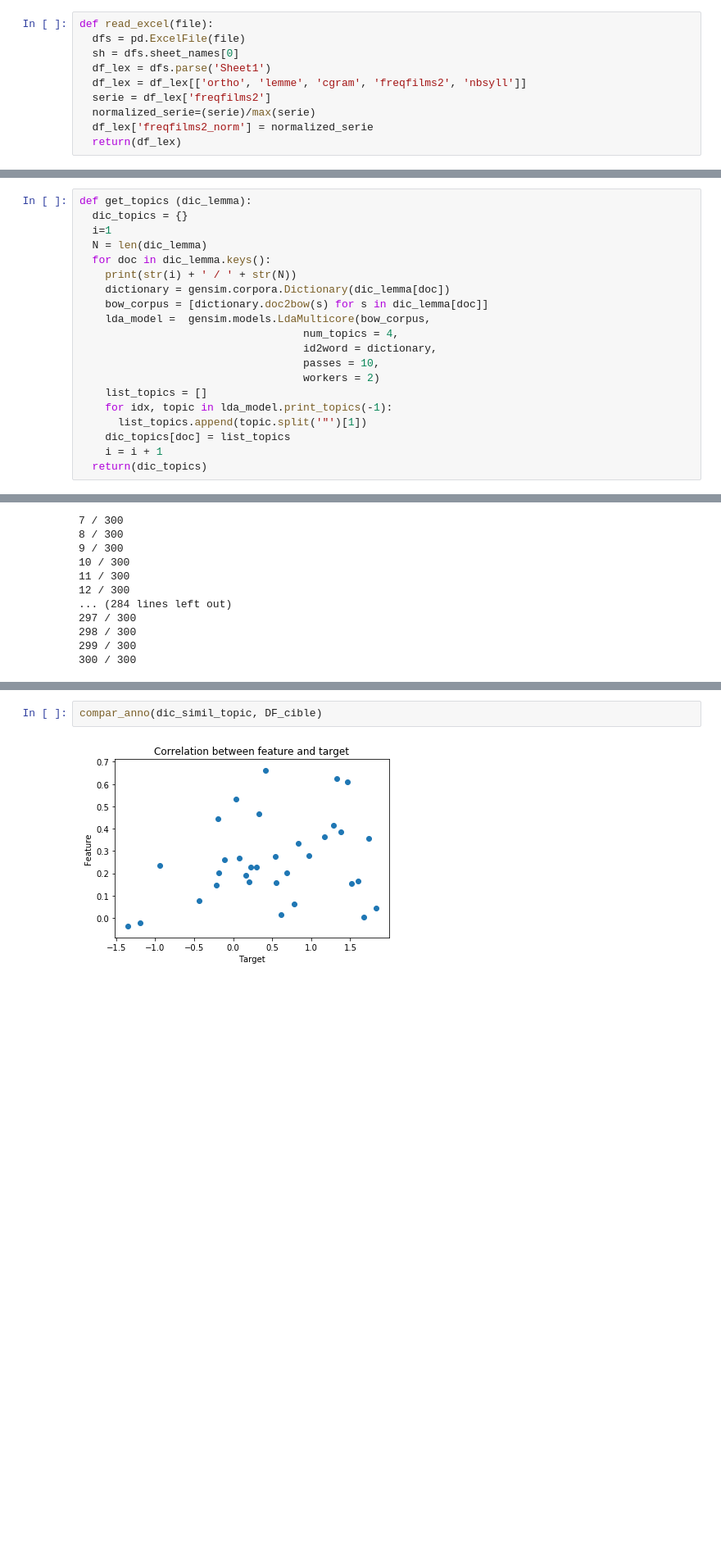
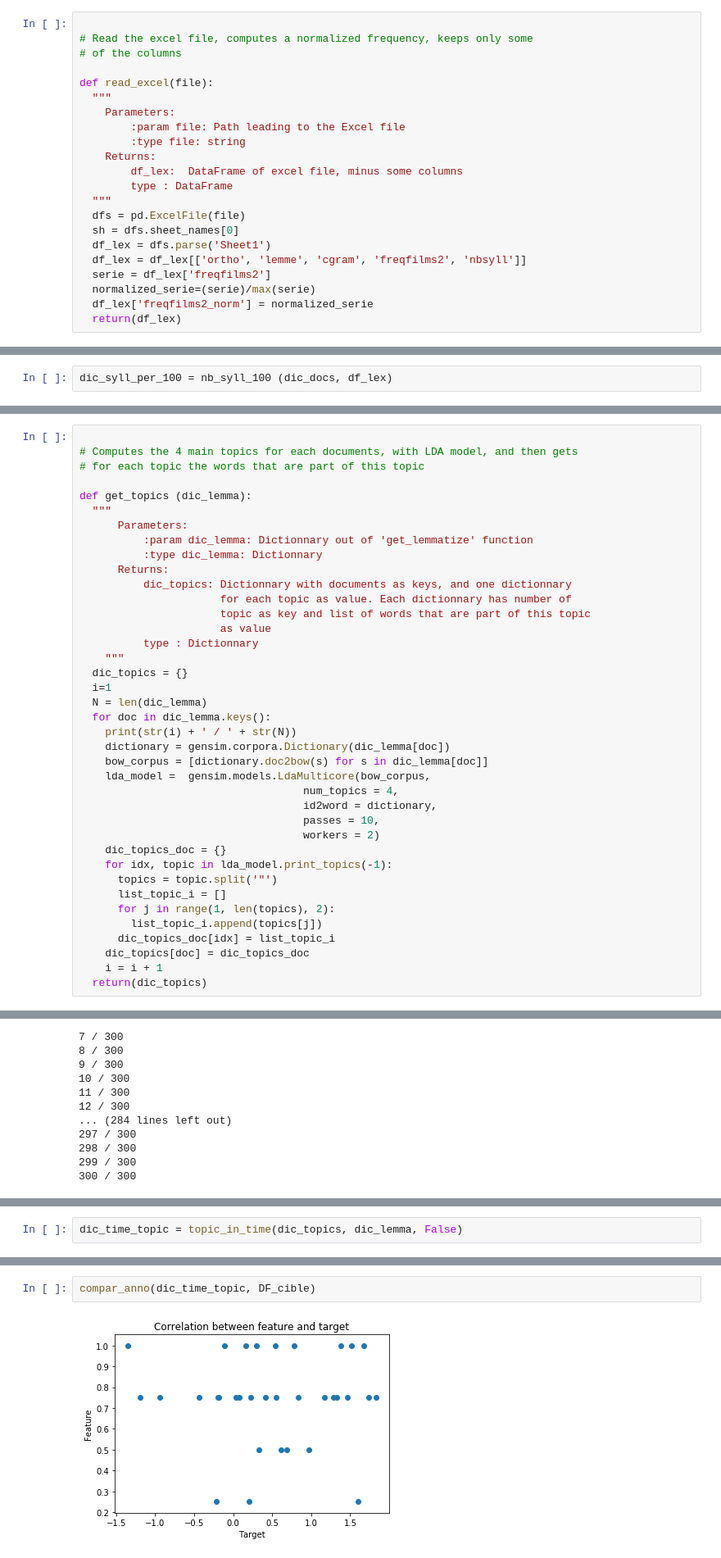
Before and after one commit to vincentnam/Project-Archean, a Jupyter notebook: Text_feature_1_6_corr.ipynb, the cells around one changed output, grey strips where cells are left out. Shown at 82% size. Drawn from its saved outputs; the diff is of its cells as text; blank space fills up the shorter version.

```diff
--- a/Text_feature_1_6_corr.ipynb
+++ b/Text_feature_1_6_corr.ipynb
@@ -245,7 +323,19 @@ dic_lemma = get_lemmatize(get_clean_words(clean_sentences(get_sentences(List_txt
 # %% [markdown]
 ### Feature 1 : number of low frequencie words per video
 # %%
+
+# Read the excel file, computes a normalized frequency, keeps only some
+# of the columns
+
 def read_excel(file):
+  """
+    Parameters:
+        :param file: Path leading to the Excel file
+        :type file: string
+    Returns:
+        df_lex:  DataFrame of excel file, minus some columns
+        type : DataFrame
+  """
   dfs = pd.ExcelFile(file)
   sh = dfs.sheet_names[0]
   df_lex = dfs.parse('Sheet1')
@@ -448,0 +605,2 @@ dic_syll_per_sec = nb_syll_sec (dic_doc_time_sentences, dic_docs_sent, df_lex)
+# %%
+dic_syll_per_100 = nb_syll_100 (dic_docs, df_lex)
@@ -457,5 +632,20 @@ compar_anno(dic_syll_per_sec, DF_cible)
 # %%
+
+# Computes the 4 main topics for each documents, with LDA model, and then gets
+# for each topic the words that are part of this topic
+
 def get_topics (dic_lemma):
+  """
+      Parameters:
+          :param dic_lemma: Dictionnary out of 'get_lemmatize' function
+          :type dic_lemma: Dictionnary
+      Returns:
+          dic_topics: Dictionnary with documents as keys, and one dictionnary
+                      for each topic as value. Each dictionnary has number of
+                      topic as key and list of words that are part of this topic
+                      as value
+          type : Dictionnary
+    """
   dic_topics = {}
   i=1
   N = len(dic_lemma)
@@ -468,10 +658,14 @@ def get_topics (dic_lemma):
                                    id2word = dictionary,
                                    passes = 10,
                                    workers = 2)
-    list_topics = []
+    dic_topics_doc = {}
     for idx, topic in lda_model.print_topics(-1):
-      list_topics.append(topic.split('"')[1])
-    dic_topics[doc] = list_topics
+      topics = topic.split('"')
+      list_topic_i = []
+      for j in range(1, len(topics), 2):
+        list_topic_i.append(topics[j])
+      dic_topics_doc[idx] = list_topic_i
+    dic_topics[doc] = dic_topics_doc
     i = i + 1
   return(dic_topics)
 # %%
@@ -515,0 +746,2 @@ dic_simil_topic = topic_similarity(dic_topics)
+# %%
+dic_time_topic = topic_in_time(dic_topics, dic_lemma, False)
@@ -516,4 +756,4 @@ dic_simil_topic = topic_similarity(dic_topics)
 # %%
-compar_anno(dic_simil_topic, DF_cible)
+compar_anno(dic_time_topic, DF_cible)
 # %% [output]
-[figure, old version]
+[figure, new version]
```
Also changed, not shown: parts of 50 cells of this notebook.
